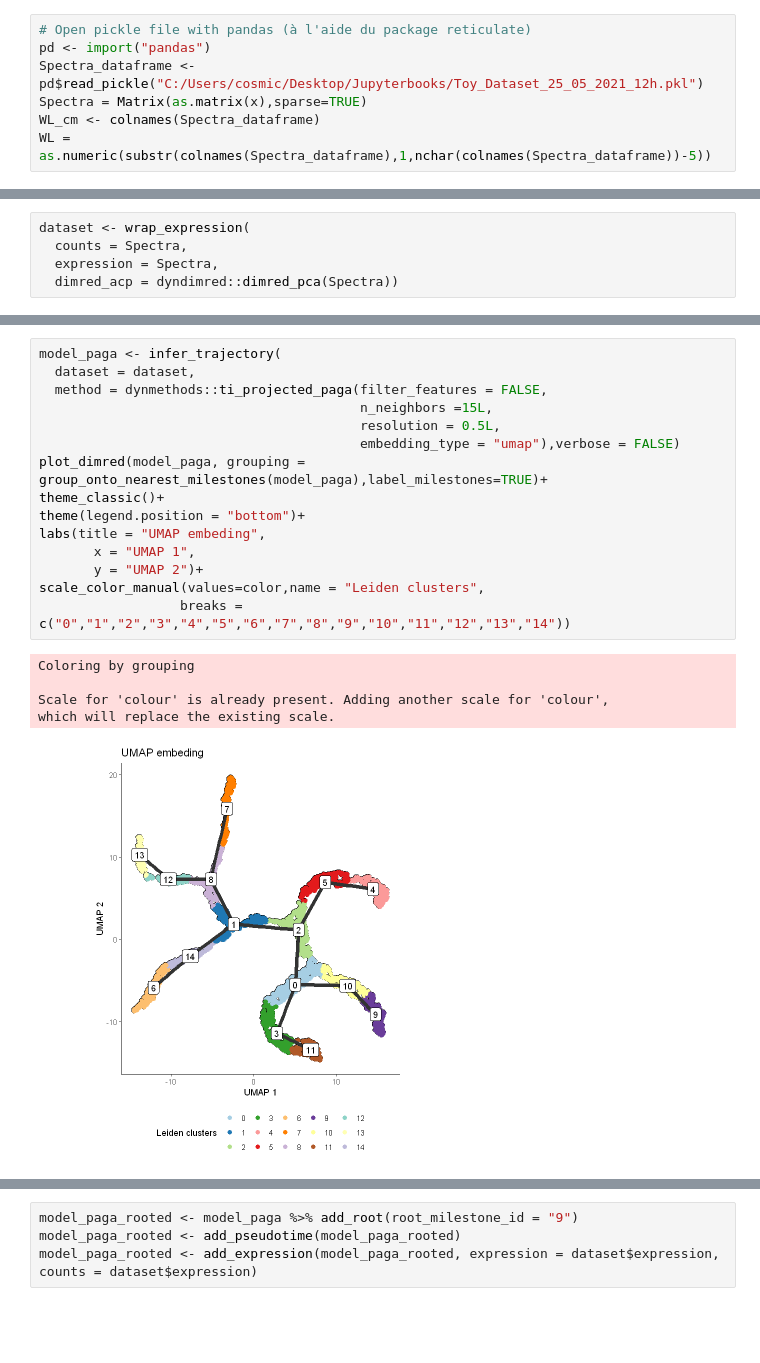
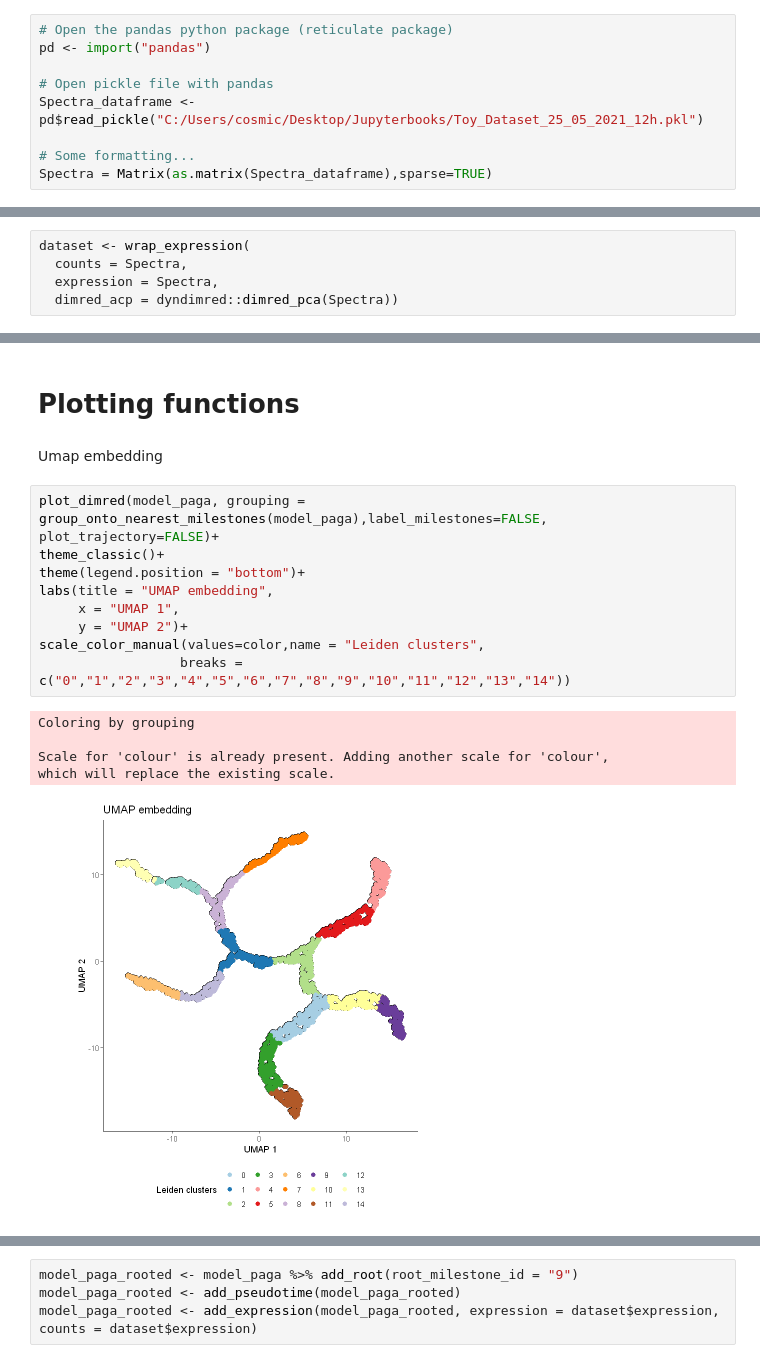
Before and after one commit to Bio-data-tricks/scRaman, a Jupyter notebook: Artificial_dataset/Dynverse artificial .ipynb, the cells around one changed output, grey strips where cells are left out. Drawn from its saved outputs; the diff is of its cells as text; blank space fills up the shorter version.

```diff
--- a/Artificial_dataset/Dynverse artificial .ipynb
+++ b/Artificial_dataset/Dynverse artificial .ipynb
@@ -28,7 +39,9 @@ ERROR: Error in library.dynam(lib, package, package.lib): DLL 'cli' not found: m
 # %%
-# Open pickle file with pandas (à l'aide du package reticulate)
+# Open the pandas python package (reticulate package)
 pd <- import("pandas")
+
+# Open pickle file with pandas
 Spectra_dataframe <- pd$read_pickle("C:/Users/cosmic/Desktop/Jupyterbooks/Toy_Dataset_25_05_2021_12h.pkl")
-Spectra = Matrix(as.matrix(x),sparse=TRUE)
-WL_cm <- colnames(Spectra_dataframe)
-WL = as.numeric(substr(colnames(Spectra_dataframe),1,nchar(colnames(Spectra_dataframe))-5))
+
+# Some formatting...
+Spectra = Matrix(as.matrix(Spectra_dataframe),sparse=TRUE)
@@ -40,21 +69,19 @@ dataset <- wrap_expression(
+# %% [markdown]
+# Plotting functions
+# %% [markdown]
+Umap embedding
 # %%
-model_paga <- infer_trajectory(
-  dataset = dataset,
-  method = dynmethods::ti_projected_paga(filter_features = FALSE,
-                                         n_neighbors =15L,
-                                         resolution = 0.5L,
-                                         embedding_type = "umap"),verbose = FALSE)
-plot_dimred(model_paga, grouping = group_onto_nearest_milestones(model_paga),label_milestones=TRUE)+
+plot_dimred(model_paga, grouping = group_onto_nearest_milestones(model_paga),label_milestones=FALSE, plot_trajectory=FALSE)+
 theme_classic()+
 theme(legend.position = "bottom")+
-labs(title = "UMAP embeding",
-       x = "UMAP 1",
-       y = "UMAP 2")+
+labs(title = "UMAP embedding",
+     x = "UMAP 1",
+     y = "UMAP 2")+
 scale_color_manual(values=color,name = "Leiden clusters",
                   breaks = c("0","1","2","3","4","5","6","7","8","9","10","11","12","13","14"))
 # %% [output]
 Coloring by grouping
 
 Scale for 'colour' is already present. Adding another scale for 'colour',
 which will replace the existing scale.
-[figure, old version]
+[figure, new version]
```
Also changed, not shown: parts of 49 cells of this notebook.
